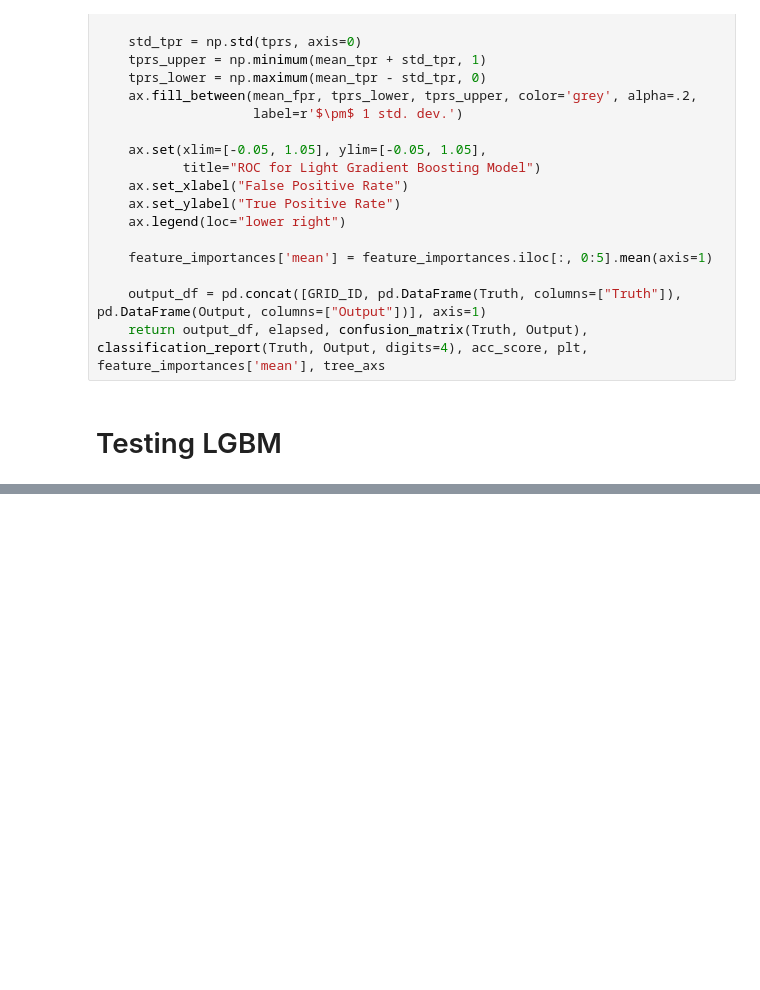
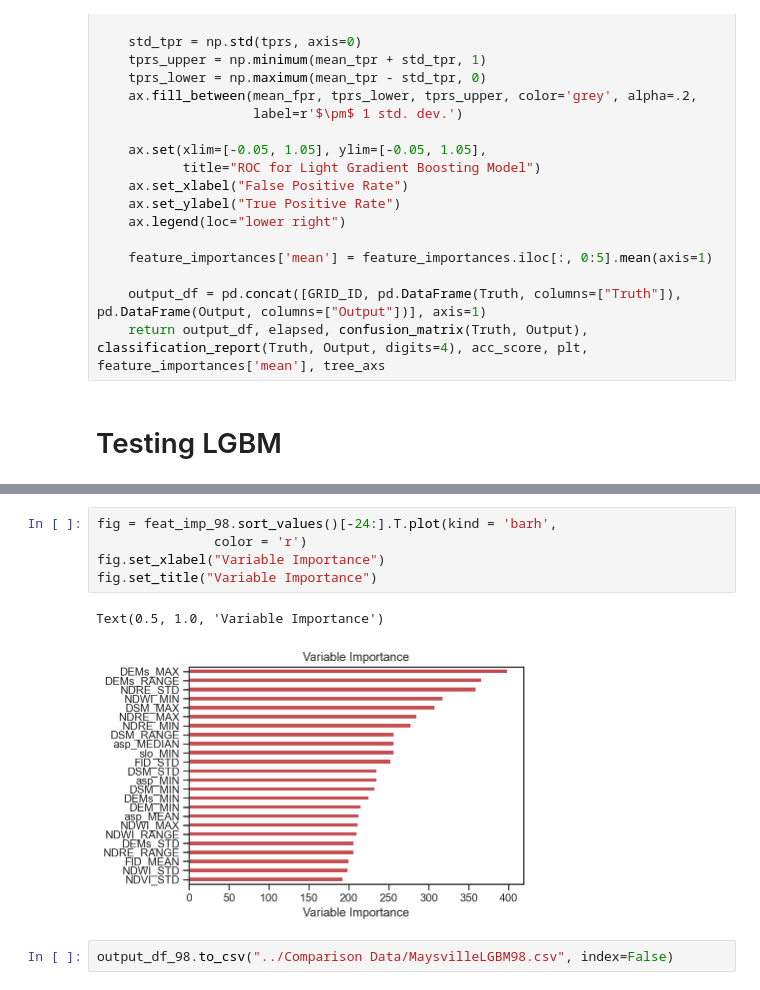
Before and after one commit to sgovil5/wetland-prediction, a Jupyter notebook: V2/Maysville 2m Analysis/Classification Models/LightGBM.ipynb, the cells around one changed output, grey strips where cells are left out. Drawn from its saved outputs; the diff is of its cells as text; blank space fills up the shorter version.

Commit message:
Bunch of Maysville stuff

```diff
--- a/V2/Maysville 2m Analysis/Classification Models/LightGBM.ipynb
+++ b/V2/Maysville 2m Analysis/Classification Models/LightGBM.ipynb
@@ -322,0 +323,10 @@ weighted avg     0.9582    0.9579    0.9580     17348
+# %%
+fig = feat_imp_98.sort_values()[-24:].T.plot(kind = 'barh',
+               color = 'r')
+fig.set_xlabel("Variable Importance")
+fig.set_title("Variable Importance")
+# %% [output]
+Text(0.5, 1.0, 'Variable Importance')
+[figure, added]
+# %%
+output_df_98.to_csv("../Comparison Data/MaysvilleLGBM98.csv", index=False)
```
Also changed, not shown: parts of 1 cell of this notebook, 3 other files.
